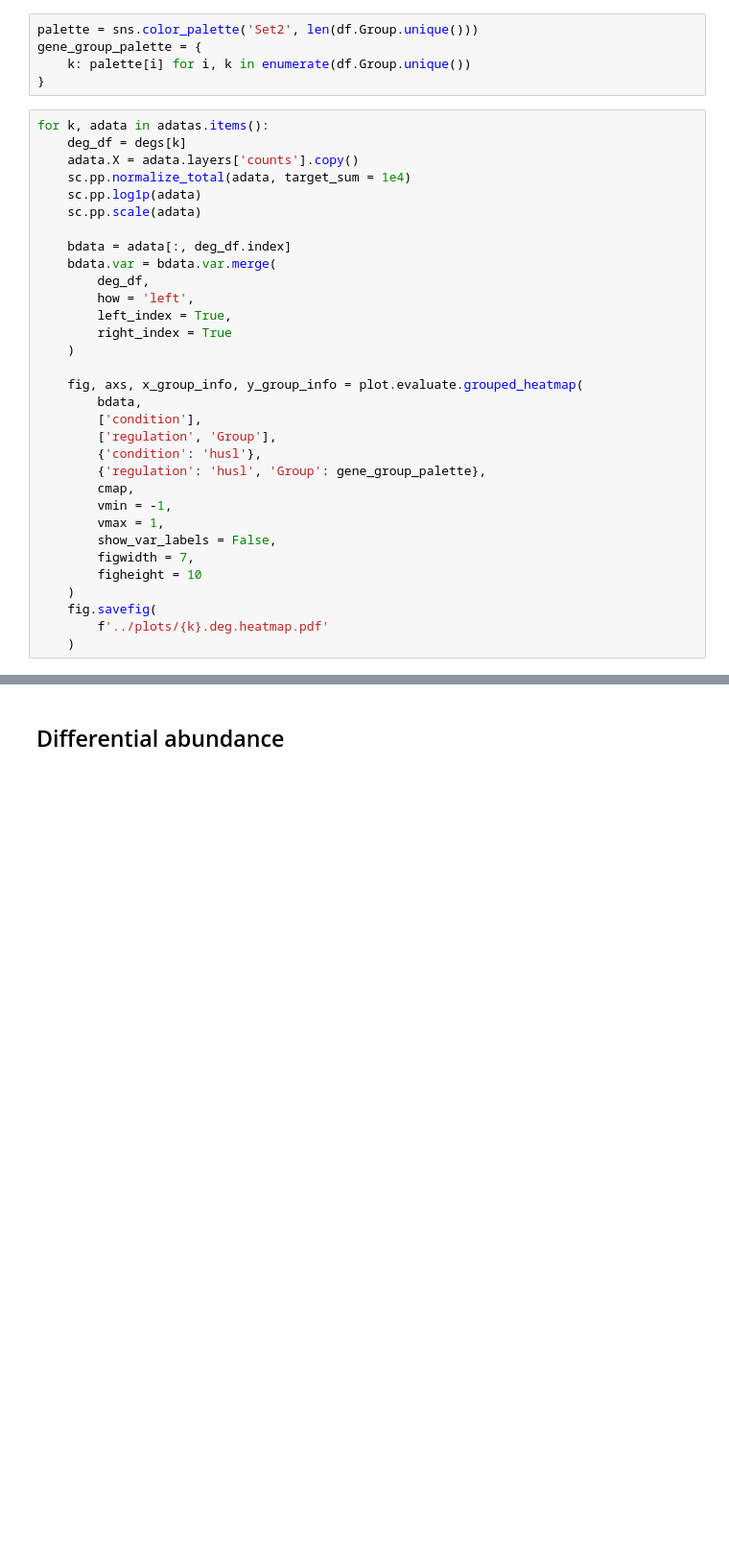
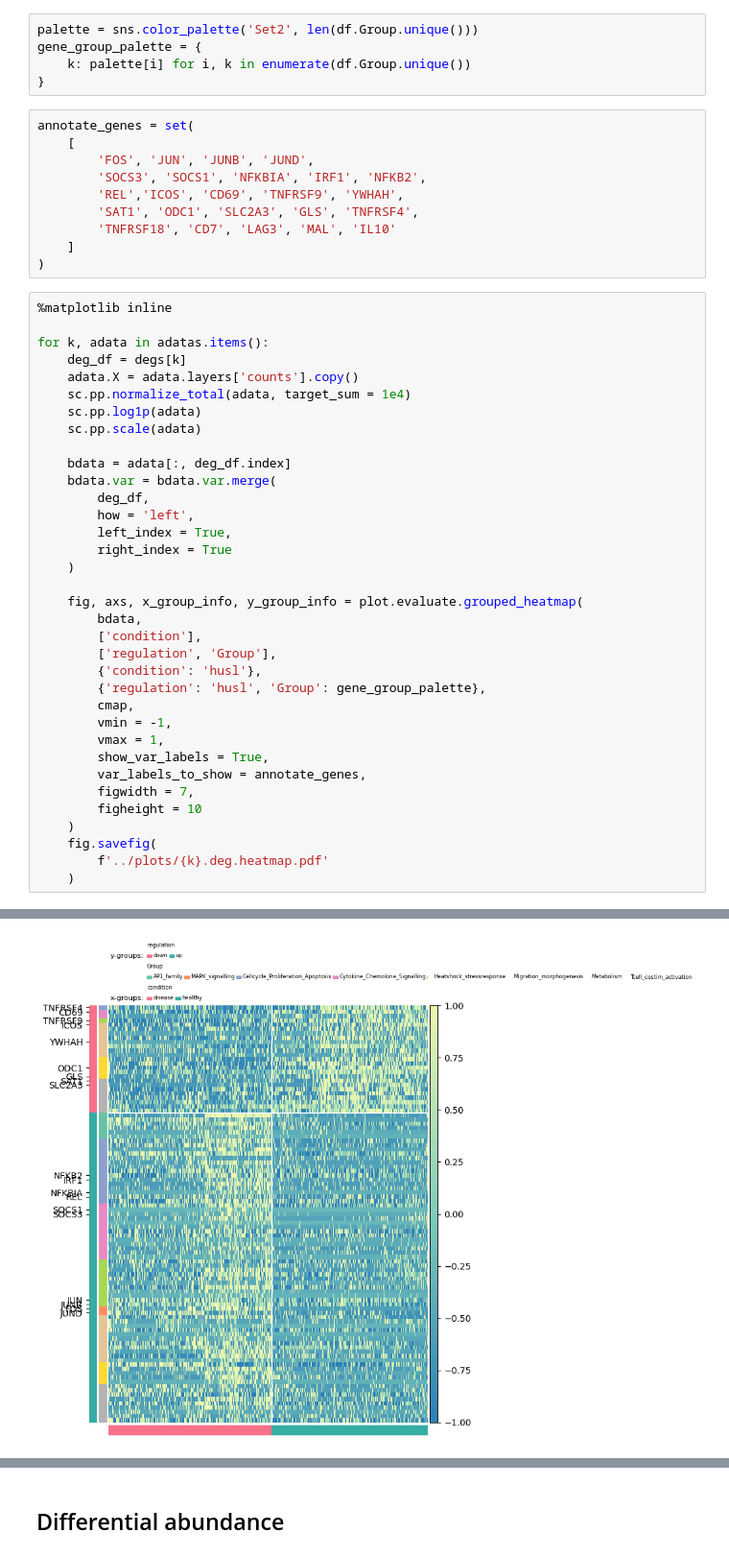
Before and after one commit to menchelab/Neuwirth_Malzl_et_al_2024, a Jupyter notebook: notebooks/generate_plots_for_figures.ipynb, the cells around one changed output, grey strips where cells are left out. Shown at 96% size. Cells and saved outputs as stored; diff of their text form; blank space fills up the shorter version.

Commit message:
add gene labels

```diff
--- a/notebooks/generate_plots_for_figures.ipynb
+++ b/notebooks/generate_plots_for_figures.ipynb
@@ -587,38 +587,52 @@ palette = sns.color_palette('Set2', len(df.Group.unique()))
 gene_group_palette = {
     k: palette[i] for i, k in enumerate(df.Group.unique())
 }
+# %%
+annotate_genes = set(
+    [
+        'FOS', 'JUN', 'JUNB', 'JUND',
+        'SOCS3', 'SOCS1', 'NFKBIA', 'IRF1', 'NFKB2',
+        'REL','ICOS', 'CD69', 'TNFRSF9', 'YWHAH',
+        'SAT1', 'ODC1', 'SLC2A3', 'GLS', 'TNFRSF4',
+        'TNFRSF18', 'CD7', 'LAG3', 'MAL', 'IL10'
+    ]
+)
 # %%
+%matplotlib inline
+
 for k, adata in adatas.items():
     deg_df = degs[k]
     adata.X = adata.layers['counts'].copy()
     sc.pp.normalize_total(adata, target_sum = 1e4)
     sc.pp.log1p(adata)
     sc.pp.scale(adata)
 
     bdata = adata[:, deg_df.index]
     bdata.var = bdata.var.merge(
         deg_df,
         how = 'left',
         left_index = True,
         right_index = True
     )
 
     fig, axs, x_group_info, y_group_info = plot.evaluate.grouped_heatmap(
         bdata,
         ['condition'],
         ['regulation', 'Group'],
         {'condition': 'husl'},
         {'regulation': 'husl', 'Group': gene_group_palette},
         cmap,
         vmin = -1,
         vmax = 1,
-        show_var_labels = False,
+        show_var_labels = True,
+        var_labels_to_show = annotate_genes,
         figwidth = 7,
         figheight = 10
     )
     fig.savefig(
         f'../plots/{k}.deg.heatmap.pdf'
     )
 # %% [output]
 WARNING: adata.X seems to be already log-transformed.
 WARNING: adata.X seems to be already log-transformed.
+[figure, added]
```
Also changed, not shown: parts of 1 cell of this notebook, 1 other file.
